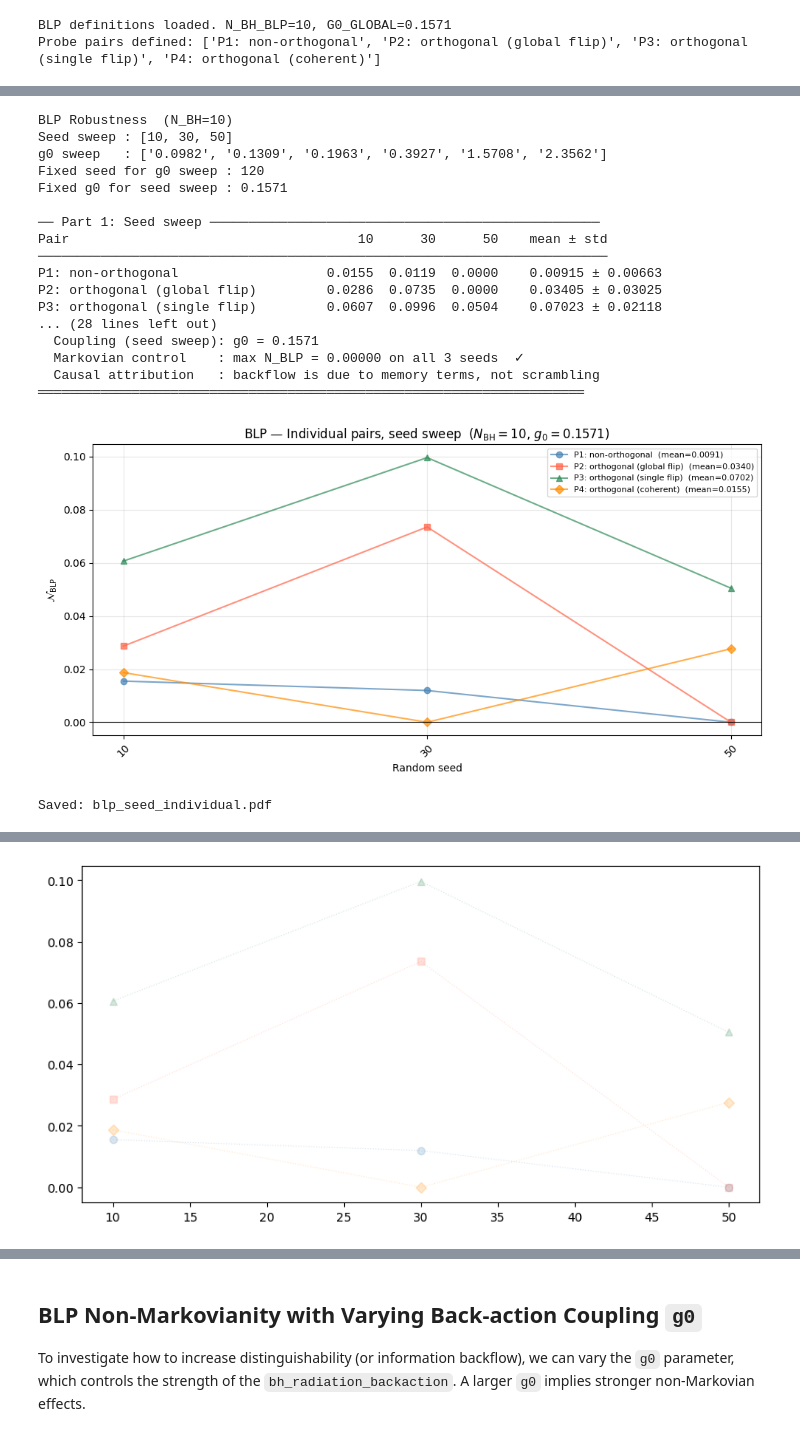
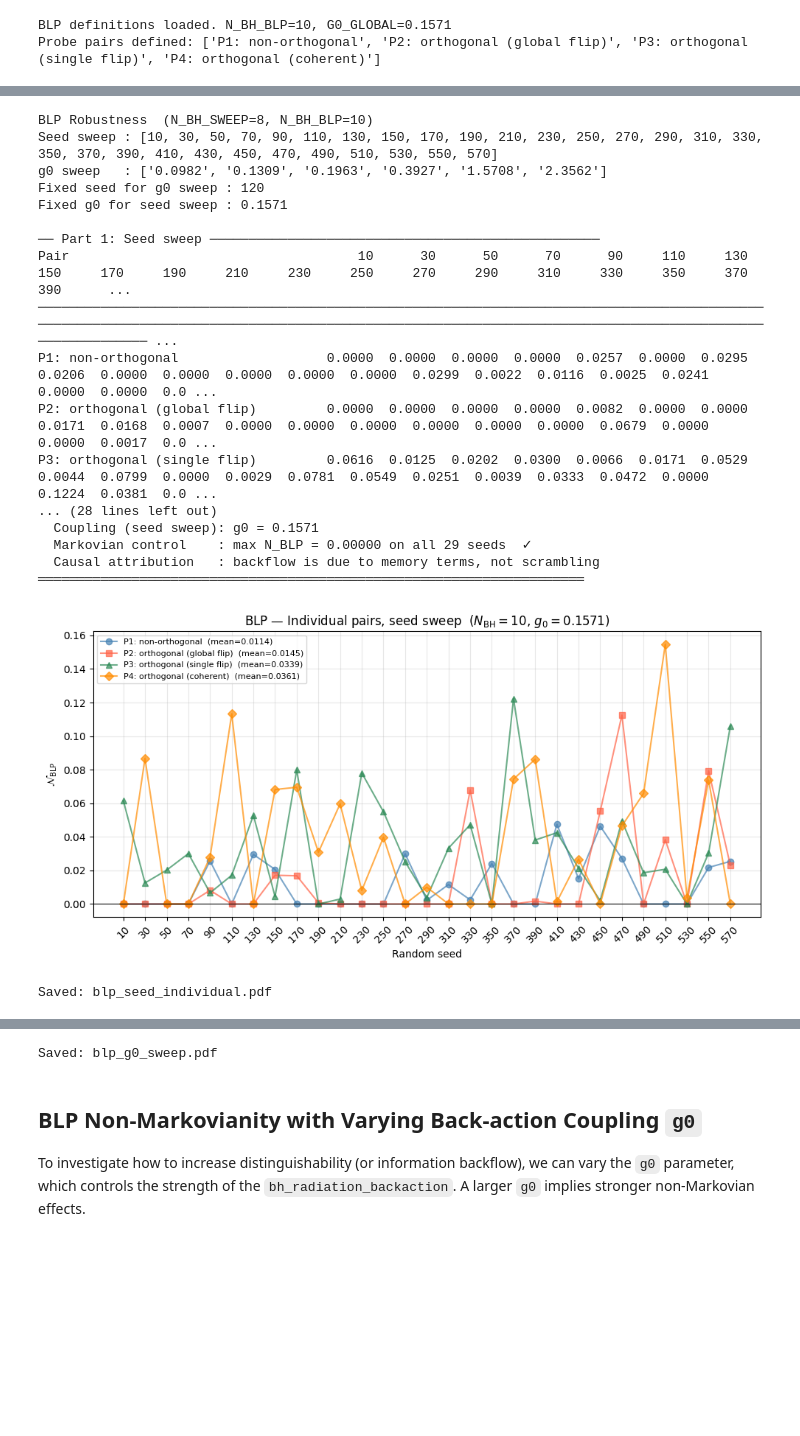
Before and after one commit to aaqhilahamed2004-ops/non-markovian_black-hole_evaporation, a Jupyter notebook: MvNM_v3.ipynb, the cells around one changed output, grey strips where cells are left out. Drawn from its saved outputs; the diff is of its cells as text; code cells hidden in the pictures; blank space fills up the shorter version.

```diff
--- a/MvNM_v3.ipynb
+++ b/MvNM_v3.ipynb
@@ -45,3 +42,15 @@ KAPPA_GLOBAL = np.pi / 6   # AA-memory coupling (kappa=0 -> Markovian; kappa=pi/
+# %%
+G0_GLOBAL = np.pi/20
+KAPPA_GLOBAL = np.pi / 6   # AA-memory coupling (kappa=0 -> Markovian; kappa=pi/2 -> full swap)
+
+# Two-tier system size:
+#   N_BH_BLP  = 10  (defined in cell 11) — main diagnostic, one-shot runs.
+#   N_BH_SWEEP = 8  — all seed/g0 sweeps and heatmap.
+#   Justification: SYK expm at N_BH=10 costs ~1.1s/run (1024x1024 matrix).
+#   At N_BH=8 it costs ~0.017s/run (256x256). The 79-seed sweep drops
+#   from ~13 min to ~12 seconds. Physics qualitatively identical at 8 vs 10.
+#   State in paper: "BLP sweeps at N_BH=8 for tractability; key results at N_BH=10."
+N_BH_SWEEP = 8
 # %%
 # ─────────────────────────────────────────────────────────────────────────────
 # CIRCUIT BUILDING BLOCKS
@@ -820,7 +944,7 @@ Probe pairs defined: ['P1: non-orthogonal', 'P2: orthogonal (global flip)', 'P3:
 # ═════════════════════════════════════════════════════════════════════════════
 
 BLP_SEED = 120
-BLP_G0   = np.pi/20
+BLP_G0   = np.pi/2
 
 print(f"BLP Primary Run  (N_BH={N_BH_BLP}, seed={BLP_SEED}, g0={BLP_G0:.4f})")
 print(f"{'─'*65}")
@@ -951,13 +1075,13 @@ Saved: blp_P3_trace.pdf
 # ═════════════════════════════════════════════════════════════════════════════
 
 # ── Parameters ────────────────────────────────────────────────────────────────
-SWEEP_SEEDS  = list(range(10, 60, 20))        # 21 seeds
+SWEEP_SEEDS  = list(range(10, 576, 20))        # 21 seeds
 SWEEP_G0     = [np.pi/32, np.pi/24, np.pi/16,
                 np.pi/8,  np.pi/2, 3*np.pi/4]  # principled range, see Section 3.1
 FIXED_SEED   = 120      # seed for g0 sweep
 FIXED_G0     = np.pi/20  # g0 for seed sweep and Markovian control
 
-print(f"BLP Robustness  (N_BH={N_BH_BLP})")
+print(f"BLP Robustness  (N_BH_SWEEP={N_BH_SWEEP}, N_BH_BLP={N_BH_BLP})")
 print(f"Seed sweep : {SWEEP_SEEDS}")
 print(f"g0 sweep   : {[f'{g:.4f}' for g in SWEEP_G0]}")
 print(f"Fixed seed for g0 sweep : {FIXED_SEED}")
@@ -974,9 +1098,11 @@ mk_table = {p[4]: {} for p in PROBE_PAIRS}   # Markovian control
 for pa, pb, _, _, short in PROBE_PAIRS:
     for seed in SWEEP_SEEDS:
         _, _, dD_nm, n_nm = compute_blp_pair(pa, pb, seed=seed,
-                                              g0=FIXED_G0, markovian=False, trotter=True)
+                                              g0=FIXED_G0, markovian=False,
+                                              trotter=True, n_bh=N_BH_SWEEP)
         _, _, dD_mk, n_mk = compute_blp_pair(pa, pb, seed=seed,
-                                              g0=FIXED_G0, markovian=True, trotter=True)
+                                              g0=FIXED_G0, markovian=True,
+                                              trotter=True, n_bh=N_BH_SWEEP)
         nm_table[short][seed] = n_nm
         mk_table[short][seed] = n_mk
 
@@ -1124,7 +1250,7 @@ for g0_val in SWEEP_G0:
     g0_results[g0_val] = {}
     pair_vals = []
     for pa, pb, _, _, short in PROBE_PAIRS:
-        _, _, dD, n_blp = compute_blp_pair(pa, pb, seed=FIXED_SEED, g0=g0_val, trotter=True)
+        _, _, dD, n_blp = compute_blp_pair(pa, pb, seed=FIXED_SEED, g0=g0_val, trotter=True, n_bh=N_BH_SWEEP)
         g0_results[g0_val][short] = n_blp
         pair_vals.append(n_blp)
     g0_max[g0_val] = max(pair_vals)
@@ -1143,41 +1269,41 @@ best_g0  = max(g0_max, key=g0_max.get)
 print(f"\nHighest N_BLP: g0 = {best_g0:.4f}  →  MAX = {g0_max[best_g0]:.6f}")
 
 fig, ax = plt.subplots(figsize=(8, 5))
 for (pa, pb, _, _, short), marker, color in zip(PROBE_PAIRS, markers, colors):
     vals = [g0_results[g0_val][short] for g0_val in SWEEP_G0]
     ax.plot(SWEEP_G0, vals, marker=marker, color=color, lw=1.8,
             label=short)
 ax.plot(SWEEP_G0, [g0_max[g] for g in SWEEP_G0],
         marker='*', color='black', lw=2.5, markersize=10,
-        label=r"$\max$(P1–P4)", ls='--')
+        label=r"$\max$(P1–P4)")
 ax.axvline(np.pi/2, color='red', ls='--', lw=1,
            label=r"Cap limit $\pi/2$")
 ax.axvline(np.pi/(2*N_BH_BLP), color='purple', ls=':', lw=1,
            label=r"$g_0 = \pi/(2N_{\rm BH})$ (no-cap constraint)")
 ax.set_xlabel("$g_0$  (base coupling)")
 ax.set_ylabel(r"$\mathcal{N}_{\rm BLP}$")
 ax.set_title(f"BLP vs $g_0$  ($N_{{\\rm BH}}={N_BH_BLP}$, seed={FIXED_SEED})")
 ax.legend(fontsize=8); ax.grid(alpha=0.3)
 plt.tight_layout()
 plt.savefig("blp_g0_sweep.pdf", bbox_inches='tight', dpi=200)
 plt.show(); print("Saved: blp_g0_sweep.pdf")
 # %% [output]
-BLP Robustness  (N_BH=10)
-Seed sweep : [10, 30, 50]
+BLP Robustness  (N_BH_SWEEP=8, N_BH_BLP=10)
+Seed sweep : [10, 30, 50, 70, 90, 110, 130, 150, 170, 190, 210, 230, 250, 270, 290, 310, 330, 350, 370, 390, 410, 430, 450, 470, 490, 510, 530, 550, 570]
 g0 sweep   : ['0.0982', '0.1309', '0.1963', '0.3927', '1.5708', '2.3562']
 Fixed seed for g0 sweep : 120
 Fixed g0 for seed sweep : 0.1571
 
 ── Part 1: Seed sweep ──────────────────────────────────────────────────
-Pair                                     10      30      50    mean ± std
-─────────────────────────────────────────────────────────────────────────
-P1: non-orthogonal                   0.0155  0.0119  0.0000    0.00915 ± 0.00663
-P2: orthogonal (global flip)         0.0286  0.0735  0.0000    0.03405 ± 0.03025
-P3: orthogonal (single flip)         0.0607  0.0996  0.0504    0.07023 ± 0.02118
+Pair                                     10      30      50      70      90     110     130     150     170     190     210     230     250     270     290     310     330     350     370     390      ...
+──────────────────────────────────────────────────────────────────────────────────────────────────────────────────────────────────────────────────────────────────────────────────────────────────────── ...
+P1: non-orthogonal                   0.0000  0.0000  0.0000  0.0000  0.0257  0.0000  0.0295  0.0206  0.0000  0.0000  0.0000  0.0000  0.0000  0.0299  0.0022  0.0116  0.0025  0.0241  0.0000  0.0000  0.0 ...
+P2: orthogonal (global flip)         0.0000  0.0000  0.0000  0.0000  0.0082  0.0000  0.0000  0.0171  0.0168  0.0007  0.0000  0.0000  0.0000  0.0000  0.0000  0.0000  0.0679  0.0000  0.0000  0.0017  0.0 ...
+P3: orthogonal (single flip)         0.0616  0.0125  0.0202  0.0300  0.0066  0.0171  0.0529  0.0044  0.0799  0.0000  0.0029  0.0781  0.0549  0.0251  0.0039  0.0333  0.0472  0.0000  0.1224  0.0381  0.0 ...
 ... (28 lines left out)
   Coupling (seed sweep): g0 = 0.1571
-  Markovian control    : max N_BLP = 0.00000 on all 3 seeds  ✓
+  Markovian control    : max N_BLP = 0.00000 on all 29 seeds  ✓
   Causal attribution   : backflow is due to memory terms, not scrambling
 ══════════════════════════════════════════════════════════════════════
-[figure, old version]
+[figure, new version]
 Saved: blp_seed_individual.pdf
@@ -1185 +1323,0 @@ ValueError: Unrecognized marker style '*-'
-[figure, old version]
@@ -1186,3 +1325,4 @@ ValueError: Unrecognized marker style '*-'
+Saved: blp_g0_sweep.pdf
 # %% [markdown]
 ## BLP Non-Markovianity with Varying Back-action Coupling `g0`
 
```
Also changed, not shown: parts of 9 cells of this notebook.
